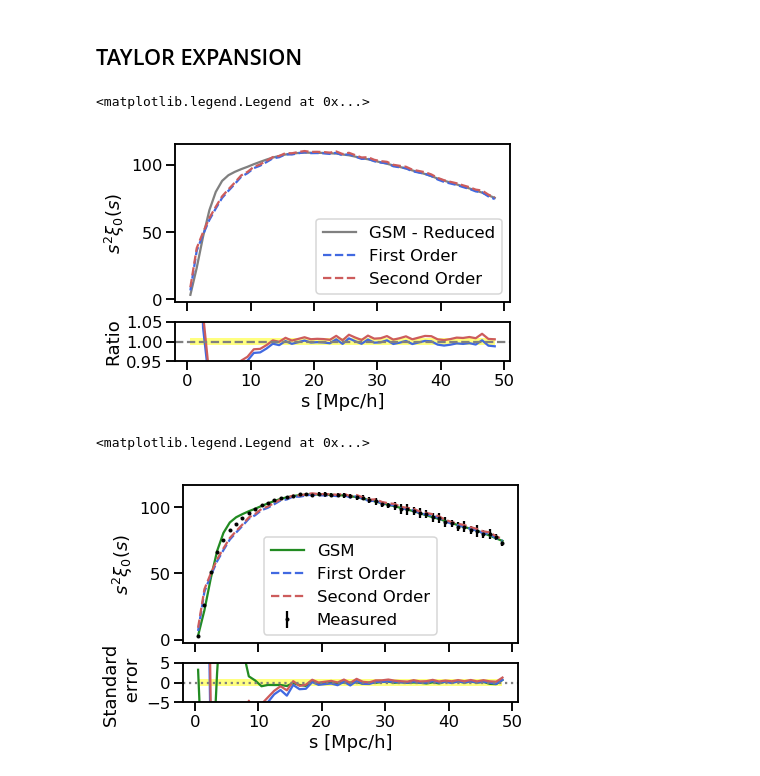
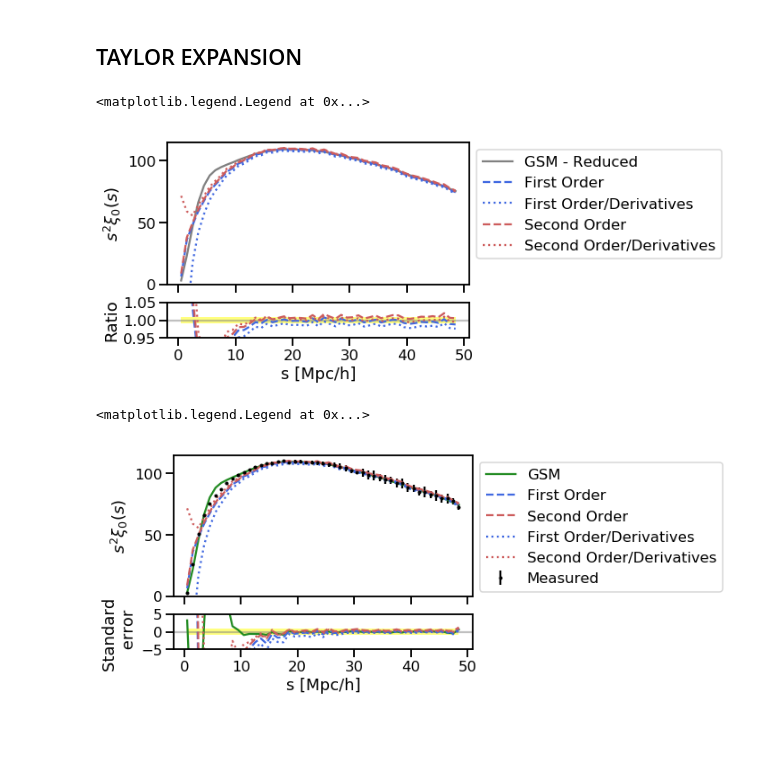
Before and after one commit to florpi/CentralStreamingModel, a Jupyter notebook: dimred/full_taylor_expansion.ipynb, the cells around one changed output. Saved outputs shown, nothing was run; the diff lists cells and outputs as text; code cells hidden in the pictures; blank space fills up the shorter version.

Commit message:
nice plots

```diff
--- a/dimred/full_taylor_expansion.ipynb
+++ b/dimred/full_taylor_expansion.ipynb
@@ -97,2 +72,2 @@ def fitting_log_xi(r, a, b):
 # %%
-threshold = (rm.tpcf_dict['r'] > 1) & (rm.tpcf_dict['r'] < 90)
+threshold = (rm.tpcf_dict['r'] > 10) & (rm.tpcf_dict['r'] < 50)
@@ -148,10 +105,10 @@ for i, rper in enumerate(rm.r_perp):
         mu_value = rpar/r_
 
 
-        moments_reduced[i,j, 0] = fitting_m_r(r_, *popt_m_r) * mu_value
+        moments_reduced[i,j, 0] = tt.m_1(r_, *popt_m_r) * mu_value
 
-        moments_reduced[i,j, 1] = fitting_c(r_, *popt_c_r) * mu_value**2 \
-                            + fitting_c(r_, *popt_c_t) * (1 - mu_value**2)
+        moments_reduced[i,j, 1] = tt.c_2(r_, *popt_c_r) * mu_value**2 \
+                            + tt.c_2(r_, *popt_c_t) * (1 - mu_value**2)
 # %%
 gaussian_reduced = moments2model.Model(rm, moments_reduced, model = 'gaussian')
 # %%
@@ -400,40 +190,59 @@ def approximation(order, derivatives = False):
 # %%
-mono_1, quad_1, hexa_1 = approximation(1)
-mono_2, quad_2, hexa_2 = approximation(2)
+mono_1, quad_1, hexa_1 = tt.approximation(s, 1,
+                    popt_xi, popt_m_r, popt_c_r, popt_c_t, rm.tpcf_dict)
+mono_2, quad_2, hexa_2 = tt.approximation(s, 2,
+                    popt_xi, popt_m_r, popt_c_r, popt_c_t, rm.tpcf_dict)
+# %%
+mono_1_derivatives, quad_1_derivatives, hexa_1_derivatives = tt.approximation(s, 1,
+                popt_xi, popt_m_r, popt_c_r, popt_c_t,
+                rm.tpcf_dict, derivatives = True)
+mono_2_derivatives, quad_2_derivatives, hexa_2_derivatives = tt.approximation(s, 2,
+                popt_xi, popt_m_r, popt_c_r, popt_c_t,
+                rm.tpcf_dict, derivatives = True)
 # %%
 fig, (ax1, ax2) = plt.subplots(nrows=2,sharex = True, squeeze = True,
                           gridspec_kw = {'height_ratios':[4,1]})
 
 ax1.plot(gaussian_reduced.s_c,
          gaussian_reduced.s_c * gaussian_reduced.s_c * gaussian_reduced.mono,
          label = 'GSM - Reduced', color='gray')
 ax1.plot(gaussian.s_c, gaussian.s_c * gaussian.s_c * mono_1,
          label = 'First Order', linestyle='dashed', color = 'royalblue')
+ax1.plot(gaussian.s_c, gaussian.s_c * gaussian.s_c * mono_1_derivatives,
+         label = 'First Order/Derivatives', linestyle='dotted', color = 'royalblue')
 ax1.plot(gaussian.s_c, gaussian.s_c * gaussian.s_c * mono_2,
          label = 'Second Order', linestyle='dashed', color = 'indianred')
+ax1.plot(gaussian.s_c, gaussian.s_c * gaussian.s_c * mono_2_derivatives,
+         label = 'Second Order/Derivatives', linestyle='dotted', color = 'indianred')
 
+ax2.fill_between(gaussian.s_c,0.99, 1.01, facecolor = 'yellow', alpha = 0.5)
+ax2.axhline(y = 1., linestyle='-', color='gray', alpha = 0.5)
 
 ax2.plot(gaussian_reduced.s_c[1:],
          mono_1[1:]/gaussian_reduced.mono[1:],
-         color = 'royalblue')
+         color = 'royalblue', linestyle='dashed')
 ax2.plot(gaussian_reduced.s_c[1:],
          mono_2[1:]/gaussian_reduced.mono[1:],
-        color = 'indianred')
+        color = 'indianred', linestyle='dashed')
 
+ax2.plot(gaussian_reduced.s_c[1:],
+         mono_1_derivatives[1:]/gaussian_reduced.mono[1:],
+         color = 'royalblue', linestyle='dotted')
+ax2.plot(gaussian_reduced.s_c[1:],
+         mono_2_derivatives[1:]/gaussian_reduced.mono[1:],
+        color = 'indianred', linestyle='dotted')
 
-
-ax2.axhline(y = 1., linestyle='dashed', color='gray')
 ax1.set_ylabel(r'$s^2 \xi_0 (s)$')
 ax2.set_xlabel(r's [Mpc/h]')
 ax2.set_ylabel(r'Ratio')
 
-ax2.fill_between(gaussian.s_c,0.99, 1.01, facecolor = 'yellow', alpha = 0.5)
 ax2.set_ylim(0.95,1.05)
+ax1.set_ylim(0.,115)
 
-ax1.legend()
+ax1.legend(bbox_to_anchor=(1,1))
 # %% [output]
 <matplotlib.legend.Legend at 0x...>
-[figure, old version]
+[figure, new version]
 # %%
 fig, (ax1, ax2) = plt.subplots(nrows=2,sharex = True, squeeze = True,
                           gridspec_kw = {'height_ratios':[4,1]})
@@ -453,17 +262,25 @@ ax1.plot(gaussian.s_c, gaussian.s_c * gaussian.s_c * mono_1,
 ax1.plot(gaussian.s_c, gaussian.s_c * gaussian.s_c * mono_2,
          label = 'Second Order', linestyle='dashed', color = 'indianred')
 
+ax1.plot(gaussian.s_c, gaussian.s_c * gaussian.s_c * mono_1_derivatives,
+         label = 'First Order/Derivatives', linestyle='dotted', color = 'royalblue')
+ax1.plot(gaussian.s_c, gaussian.s_c * gaussian.s_c * mono_2_derivatives,
+         label = 'Second Order/Derivatives', linestyle='dotted', color = 'indianred')
+
+ax2.axhline(y = 0., color='gray', linestyle='-', alpha = 0.5)
+ax2.fill_between(gaussian_reduced.s_c,-1., 1., facecolor = 'yellow', alpha = 0.5)
+
 
 ax2.plot(gaussian.s_c, (gaussian.mono - rm.mono.mean)/rm.mono.std,
         color = 'forestgreen')
-
 ax2.plot(gaussian.s_c, (mono_1 - rm.mono.mean)/rm.mono.std,
-        color = 'royalblue')
-
-
+        color = 'royalblue', linestyle='dashed')
 ax2.plot(gaussian.s_c, (mono_2 - rm.mono.mean)/rm.mono.std,
-        color = 'indianred')
-
+        color = 'indianred', linestyle='dashed')
+ax2.plot(gaussian.s_c, (mono_1_derivatives - rm.mono.mean)/rm.mono.std,
+        color = 'royalblue', linestyle='dotted')
+ax2.plot(gaussian.s_c, (mono_2_derivatives - rm.mono.mean)/rm.mono.std,
+        color = 'indianred', linestyle='dotted')
 
 
 
@@ -471,16 +288,16 @@ ax1.set_ylabel(r'$s^2 \xi_0 (s)$')
 ax2.set_xlabel(r's [Mpc/h]')
 
 
-ax2.axhline(y = 0., color='gray', linestyle='dotted')
-ax2.fill_between(gaussian_reduced.s_c,-1., 1., facecolor = 'yellow', alpha = 0.5)
+
 ax2.set_ylim(-5.,5)
 ax2.set_ylabel("Standard \n error")
+ax1.set_ylim(0.,115)
 
 
-ax1.legend()
+ax1.legend(bbox_to_anchor=(1,1))
 # %% [output]
 <matplotlib.legend.Legend at 0x...>
-[figure, old version]
+[figure, new version]
 # %%
 fig, (ax1, ax2) = plt.subplots(nrows=2,sharex = True, squeeze = True,
                           gridspec_kw = {'height_ratios':[4,1]})
```
Also changed, not shown: parts of 38 cells of this notebook, 1 other file.
